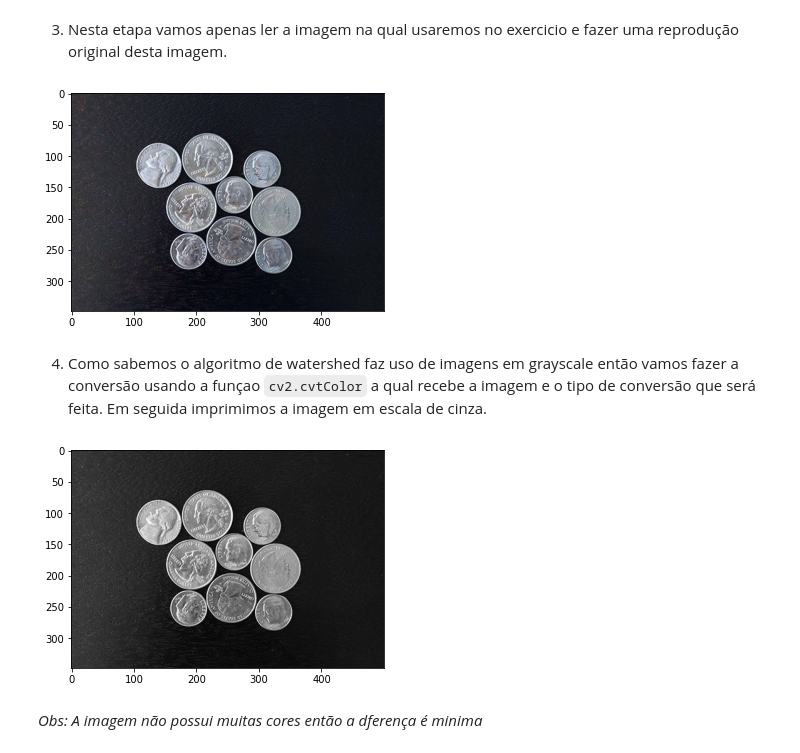
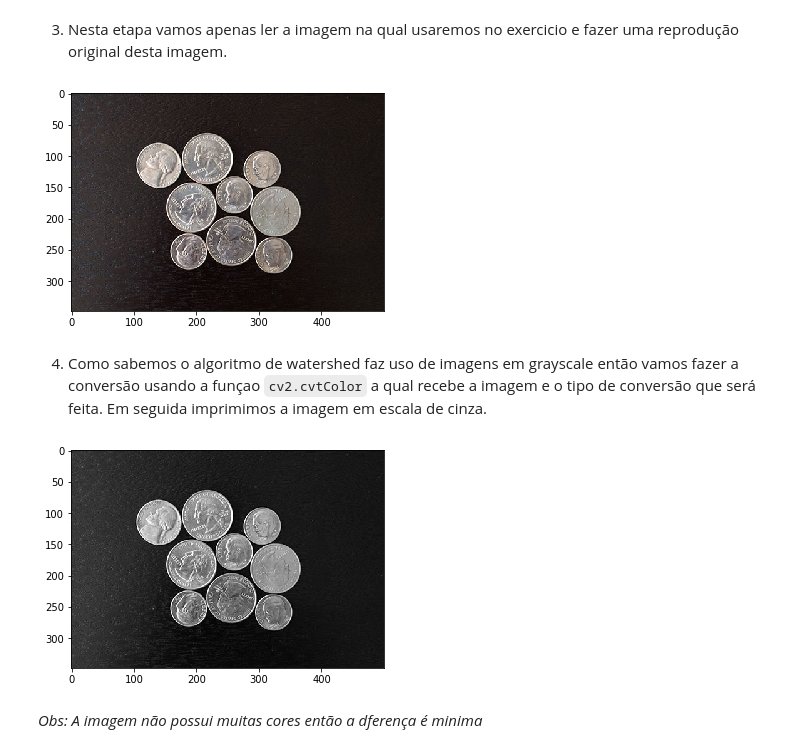
Before and after one commit to pedr0luiz/desprog-projeto, a Jupyter notebook: watershed.ipynb, the cells around one changed output. Cells and saved outputs as stored; diff of their text form; code cells hidden in the pictures.

```diff
--- a/watershed.ipynb
+++ b/watershed.ipynb
@@ -28,10 +28,11 @@ import cv2
 3. Nesta etapa vamos apenas ler a imagem na qual usaremos no exercicio e fazer uma reprodução original desta imagem.
 # %%
 raw_image = cv2.imread('./images/input.jpg')
+raw_image = cv2.cvtColor(raw_image, cv2.COLOR_BGR2RGB)
 plt.imshow(raw_image)
 plt.show()
 # %% [output]
-[figure, old version]
+[figure, new version]
 # %% [markdown]
 4. Como sabemos o algoritmo de watershed faz uso de imagens em grayscale então vamos fazer a conversão usando a funçao `cv2.cvtColor` a qual recebe a imagem e o tipo de conversão que será feita. Em seguida imprimimos a imagem em escala de cinza.
 # %%
@@ -39,7 +40,7 @@ gray_image = cv2.cvtColor(raw_image, cv2.COLOR_BGR2GRAY)
 plt.imshow(gray_image, cmap = plt.get_cmap('gray'))
 plt.show()
 # %% [output]
-[figure, old version]
+[figure, new version]
 # %% [markdown]
 _Obs: A imagem não possui muitas cores então a dferença é minima_
 # %% [markdown]
```
Also changed, not shown: parts of 12 cells of this notebook.
